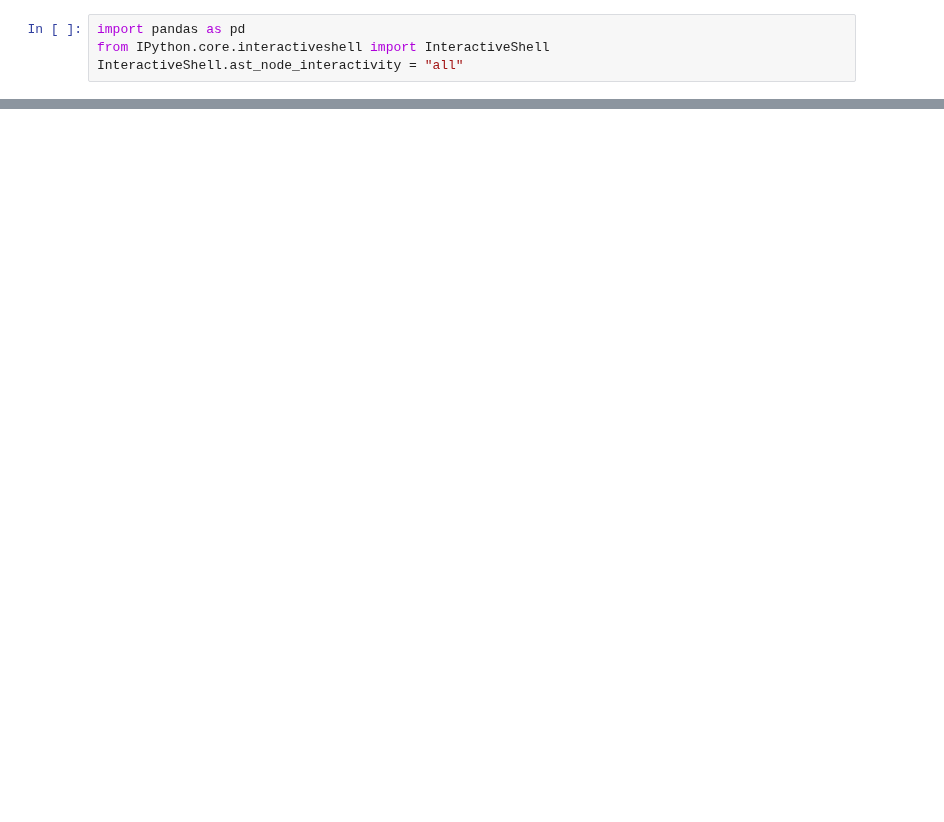
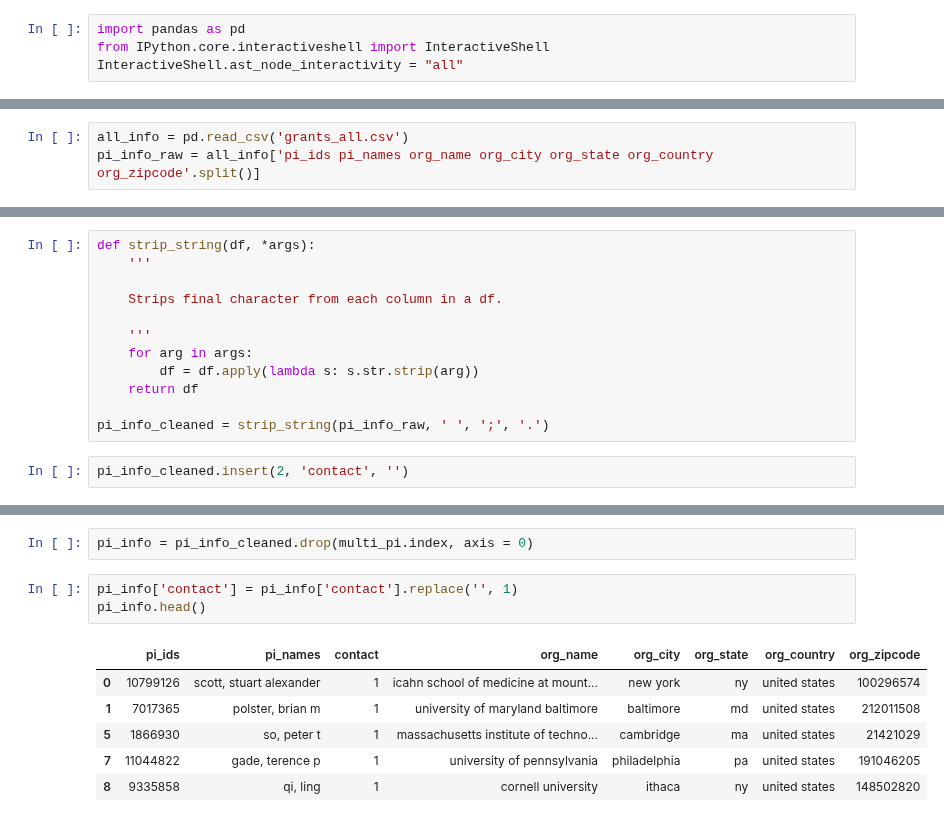
Before and after one commit to yuwie10/nih-awards, a Jupyter notebook: cleaning_pi_info.ipynb, the cells around one changed output, grey strips where cells are left out. Drawn from its saved outputs; the diff is of its cells as text; blank space fills up the shorter version.

Commit message:
cleaning pi names; messy

```diff
--- a/cleaning_pi_info.ipynb
+++ b/cleaning_pi_info.ipynb
@@ -14,0 +5,3 @@ pi_info.head()
+# %%
+all_info = pd.read_csv('grants_all.csv')
+pi_info_raw = all_info['pi_ids pi_names org_name org_city org_state org_country org_zipcode'.split()]
@@ -14,0 +17,14 @@ pi_info.head()
+# %%
+def strip_string(df, *args):
+    '''
+
+    Strips final character from each column in a df.
+
+    '''
+    for arg in args:
+        df = df.apply(lambda s: s.str.strip(arg))
+    return df
+
+pi_info_cleaned = strip_string(pi_info_raw, ' ', ';', '.')
+# %%
+pi_info_cleaned.insert(2, 'contact', '')
@@ -14,0 +108,12 @@ pi_info.head()
+# %%
+pi_info = pi_info_cleaned.drop(multi_pi.index, axis = 0)
+# %%
+pi_info['contact'] = pi_info['contact'].replace('', 1)
+pi_info.head()
+# %% [output]
+|  | pi_ids | pi_names | contact | org_name | org_city | org_state | org_country | org_zipcode |
+| 0 | 10799126 | scott, stuart alexander | 1 | icahn school of medicine at mount... | new york | ny | united states | 100296574 |
+| 1 | 7017365 | polster, brian m | 1 | university of maryland baltimore | baltimore | md | united states | 212011508 |
+| 5 | 1866930 | so, peter t | 1 | massachusetts institute of techno... | cambridge | ma | united states | 21421029 |
+| 7 | 11044822 | gade, terence p | 1 | university of pennsylvania | philadelphia | pa | united states | 191046205 |
+| 8 | 9335858 | qi, ling | 1 | cornell university | ithaca | ny | united states | 148502820 |
```
Also changed, not shown: parts of 19 cells of this notebook, 2 other files.
